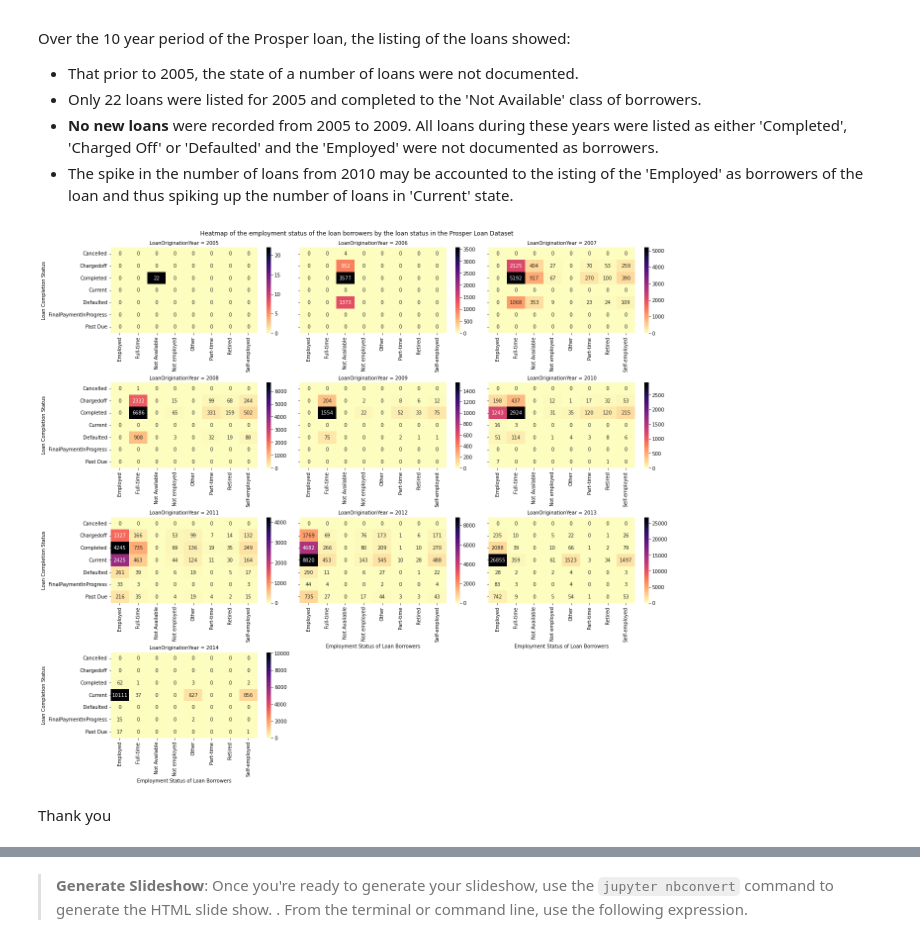
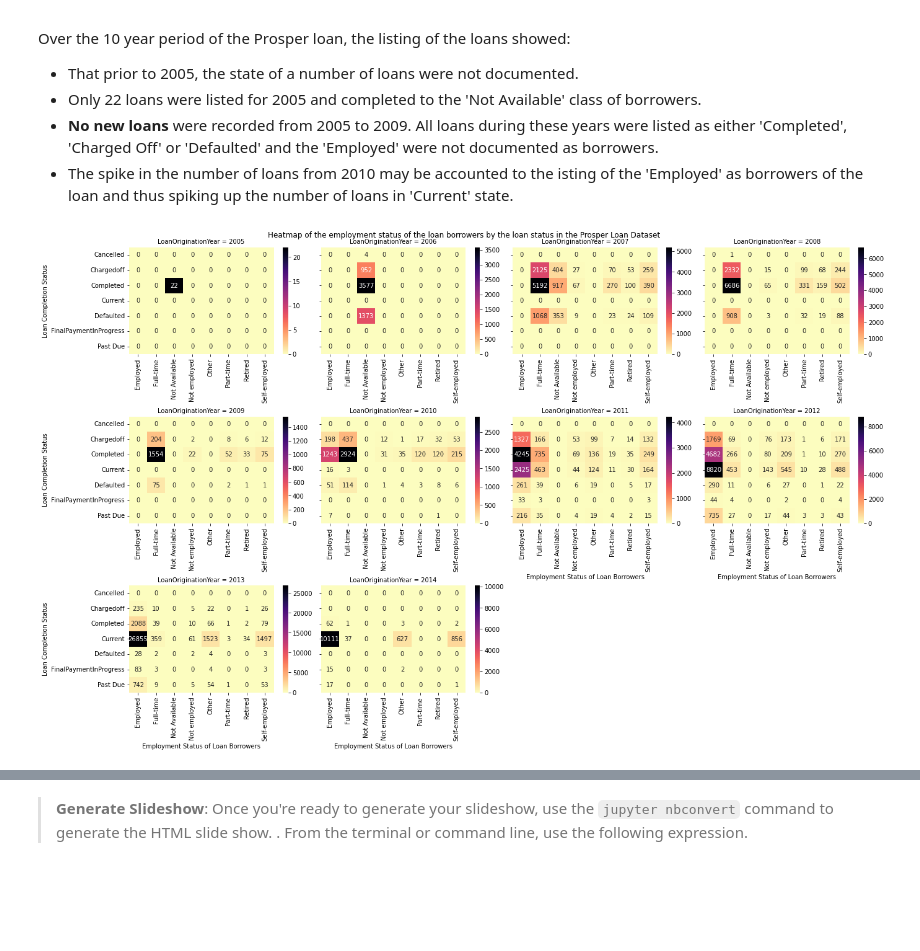
Before and after one commit to akinmode/ALX-Udacity-My-Projects, a Jupyter notebook: Project 3/Part_II_slide_deck_template.ipynb, the cells around one changed output, grey strips where cells are left out. Saved outputs shown, nothing was run; the diff lists cells and outputs as text; code cells hidden in the pictures; blank space fills up the shorter version.

```diff
--- a/Project 3/Part_II_slide_deck_template.ipynb
+++ b/Project 3/Part_II_slide_deck_template.ipynb
@@ -104,16 +104,14 @@ Over the 10 year period of the Prosper loan, the listing of the loans showed:
 # %%
 grp = focus_df.groupby(['LoanOriginationYear', 'EmploymentStatus', 'LoanStatusRecode']).size().reset_index(name='count')
 def draw_heatmap(*args, **kwargs):
     grp = kwargs.pop('data')
     d = grp.pivot(index=args[0], columns=args[1], values=args[2])
     sb.heatmap(d, **kwargs)
-fg = sb.FacetGrid(grp, col='LoanOriginationYear', height=4, aspect=1.5, sharex=False, col_wrap=3)
+fg = sb.FacetGrid(grp, col='LoanOriginationYear', height=4, aspect=1.2, sharex=False, col_wrap=4)
 fg.map_dataframe(draw_heatmap, 'LoanStatusRecode', 'EmploymentStatus', 'count', cmap = 'magma_r', annot = True, fmt = '.0f')
 fg.set_ylabels('Loan Completion Status')
 fg.set_xlabels('Employment Status of Loan Borrowers')
 fg.fig.subplots_adjust(top=.95)
 fg.fig.suptitle('Heatmap of the employment status of the loan borrowers by the loan status in the Prosper Loan Dataset');
 # %% [output]
-[figure, old version]
+[figure, new version]
-# %% [markdown]
-Thank you
```
Also changed, not shown: parts of 1 cell of this notebook, 6 other files.
